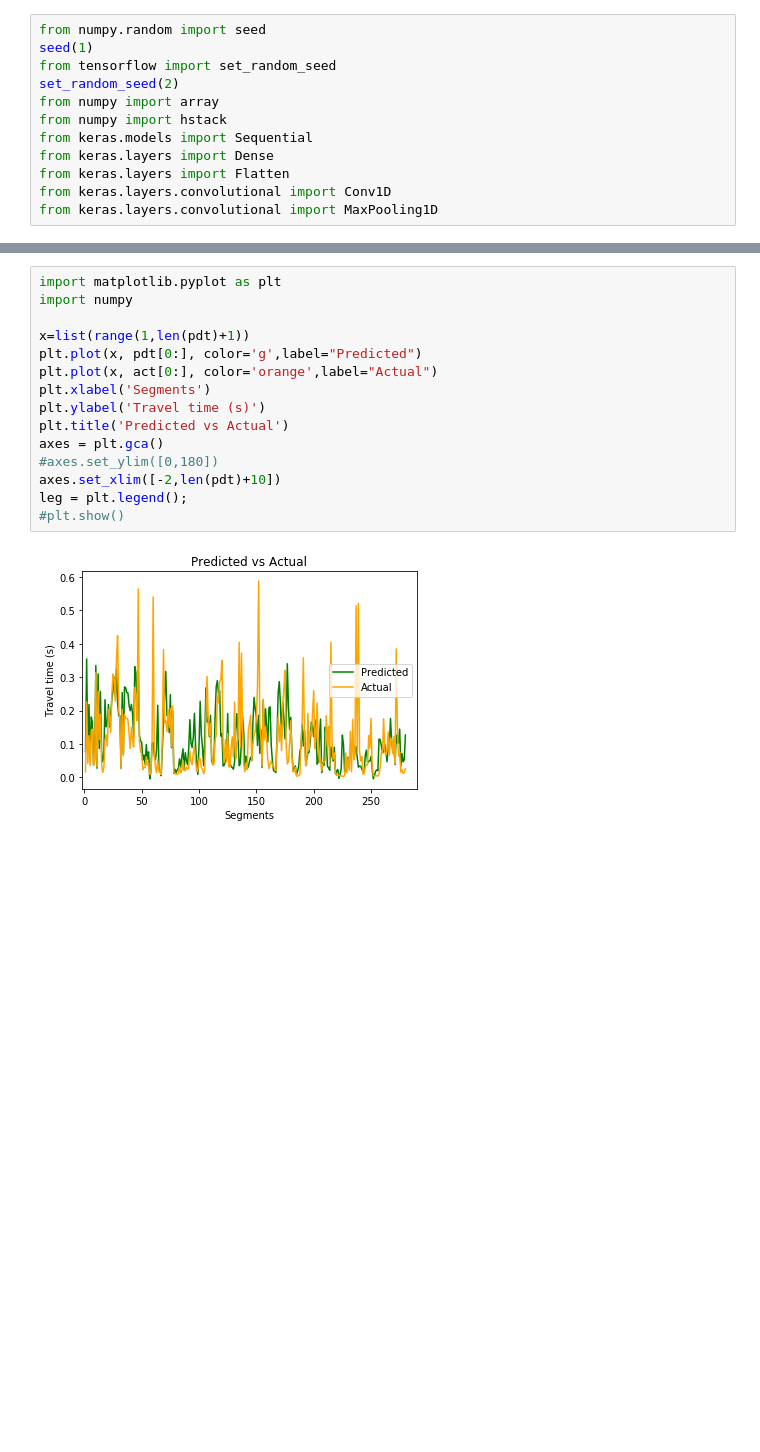
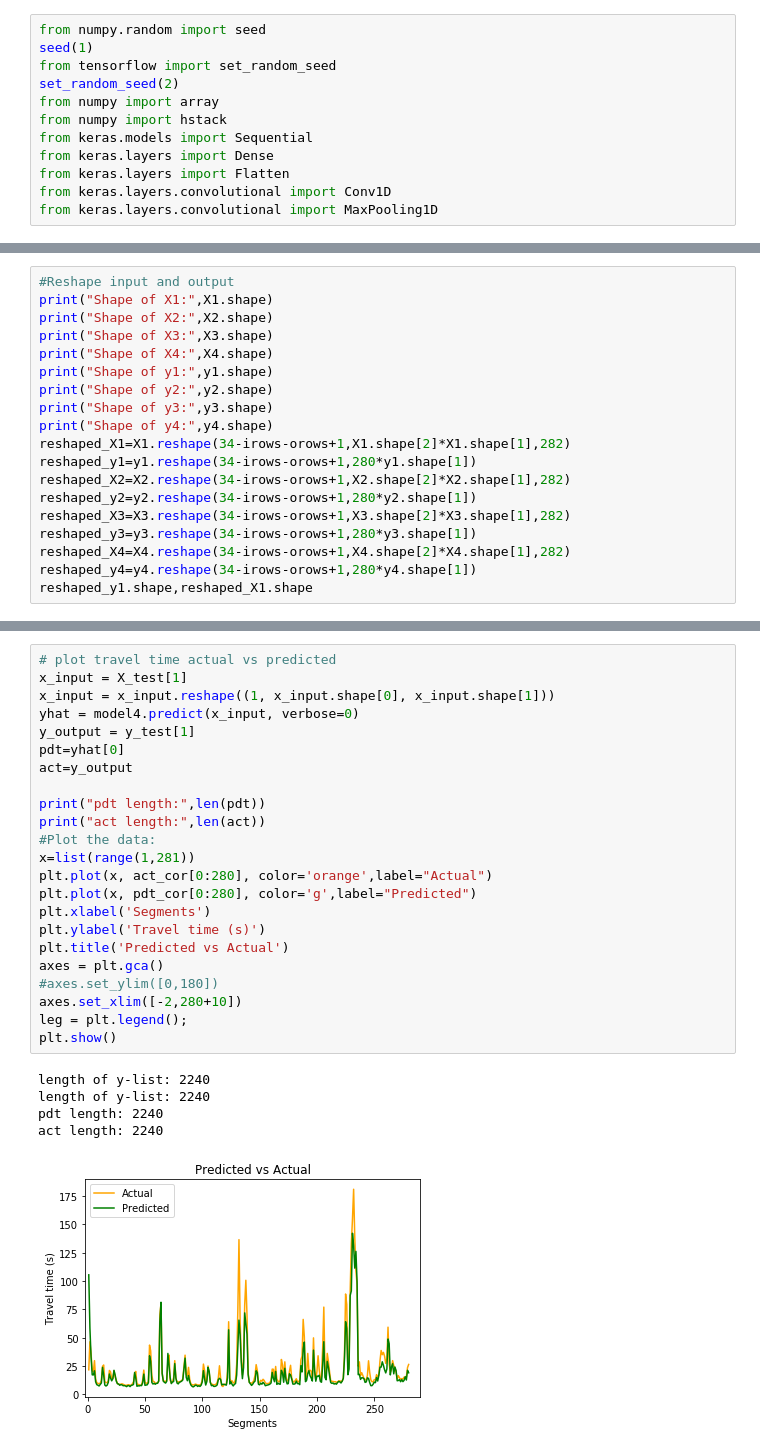
Before and after one commit to Nithishwer/travel-time-CNN, a Jupyter notebook: Models/Model_4.ipynb, the cells around one changed output, grey strips where cells are left out. Saved outputs shown, nothing was run; the diff lists cells and outputs as text; blank space fills up the shorter version.

```diff
--- a/Models/Model_4.ipynb
+++ b/Models/Model_4.ipynb
@@ -316,0 +301,19 @@ Number of features expected: 70 for X
+# %%
+#Reshape input and output
+print("Shape of X1:",X1.shape)
+print("Shape of X2:",X2.shape)
+print("Shape of X3:",X3.shape)
+print("Shape of X4:",X4.shape)
+print("Shape of y1:",y1.shape)
+print("Shape of y2:",y2.shape)
+print("Shape of y3:",y3.shape)
+print("Shape of y4:",y4.shape)
+reshaped_X1=X1.reshape(34-irows-orows+1,X1.shape[2]*X1.shape[1],282)
+reshaped_y1=y1.reshape(34-irows-orows+1,280*y1.shape[1])
+reshaped_X2=X2.reshape(34-irows-orows+1,X2.shape[2]*X2.shape[1],282)
+reshaped_y2=y2.reshape(34-irows-orows+1,280*y2.shape[1])
+reshaped_X3=X3.reshape(34-irows-orows+1,X3.shape[2]*X3.shape[1],282)
+reshaped_y3=y3.reshape(34-irows-orows+1,280*y3.shape[1])
+reshaped_X4=X4.reshape(34-irows-orows+1,X4.shape[2]*X4.shape[1],282)
+reshaped_y4=y4.reshape(34-irows-orows+1,280*y4.shape[1])
+reshaped_y1.shape,reshaped_X1.shape
@@ -667,17 +678,29 @@ pdt=arrange_tt_by_seg(tt_list_yp)
 # %%
-import matplotlib.pyplot as plt
-import numpy
+# plot travel time actual vs predicted
+x_input = X_test[1]
+x_input = x_input.reshape((1, x_input.shape[0], x_input.shape[1]))
+yhat = model4.predict(x_input, verbose=0)
+y_output = y_test[1]
+pdt=yhat[0]
+act=y_output
 
-x=list(range(1,len(pdt)+1))
-plt.plot(x, pdt[0:], color='g',label="Predicted")
-plt.plot(x, act[0:], color='orange',label="Actual")
+print("pdt length:",len(pdt))
+print("act length:",len(act))
+#Plot the data:
+x=list(range(1,281))
+plt.plot(x, act_cor[0:280], color='orange',label="Actual")
+plt.plot(x, pdt_cor[0:280], color='g',label="Predicted")
 plt.xlabel('Segments')
 plt.ylabel('Travel time (s)')
 plt.title('Predicted vs Actual')
 axes = plt.gca()
 #axes.set_ylim([0,180])
-axes.set_xlim([-2,len(pdt)+10])
+axes.set_xlim([-2,280+10])
 leg = plt.legend();
-#plt.show()
+plt.show()
 # %% [output]
+length of y-list: 2240
+length of y-list: 2240
+pdt length: 2240
+act length: 2240
-[figure, old version]
+[figure, new version]
```
Also changed, not shown: parts of 17 cells of this notebook.
